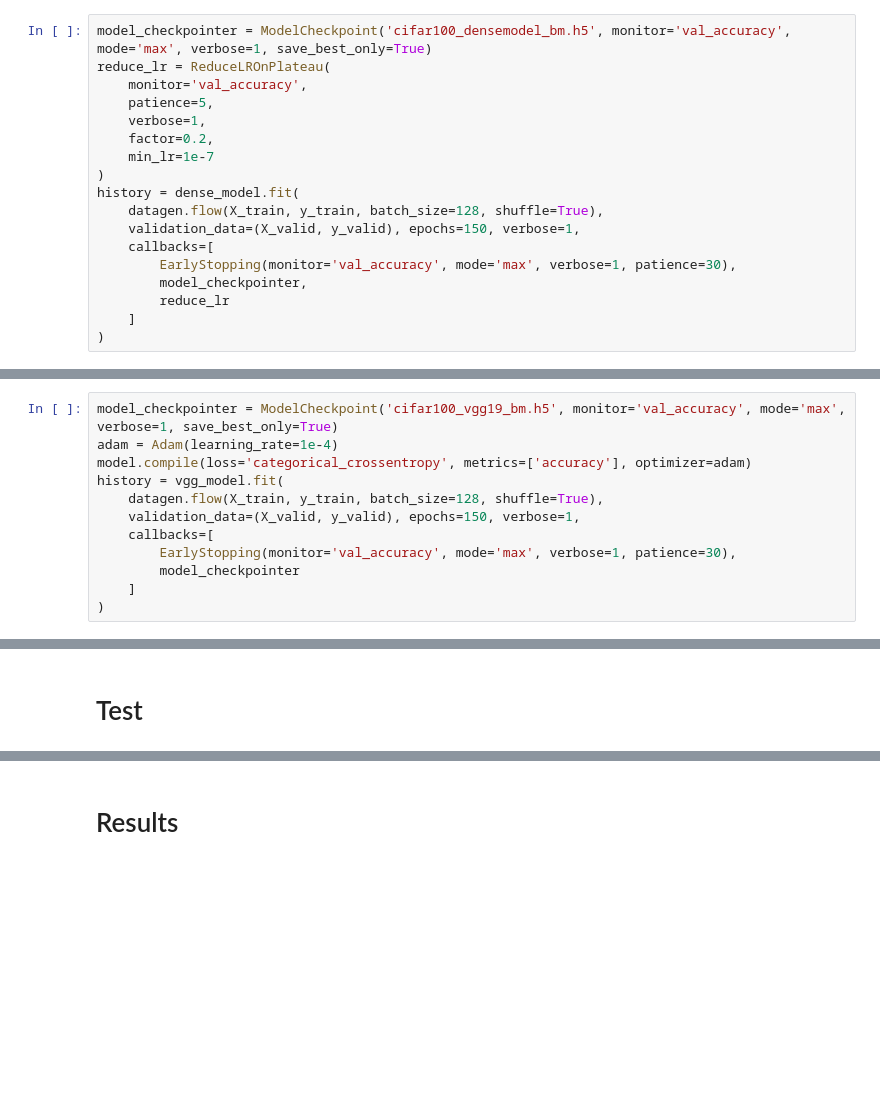
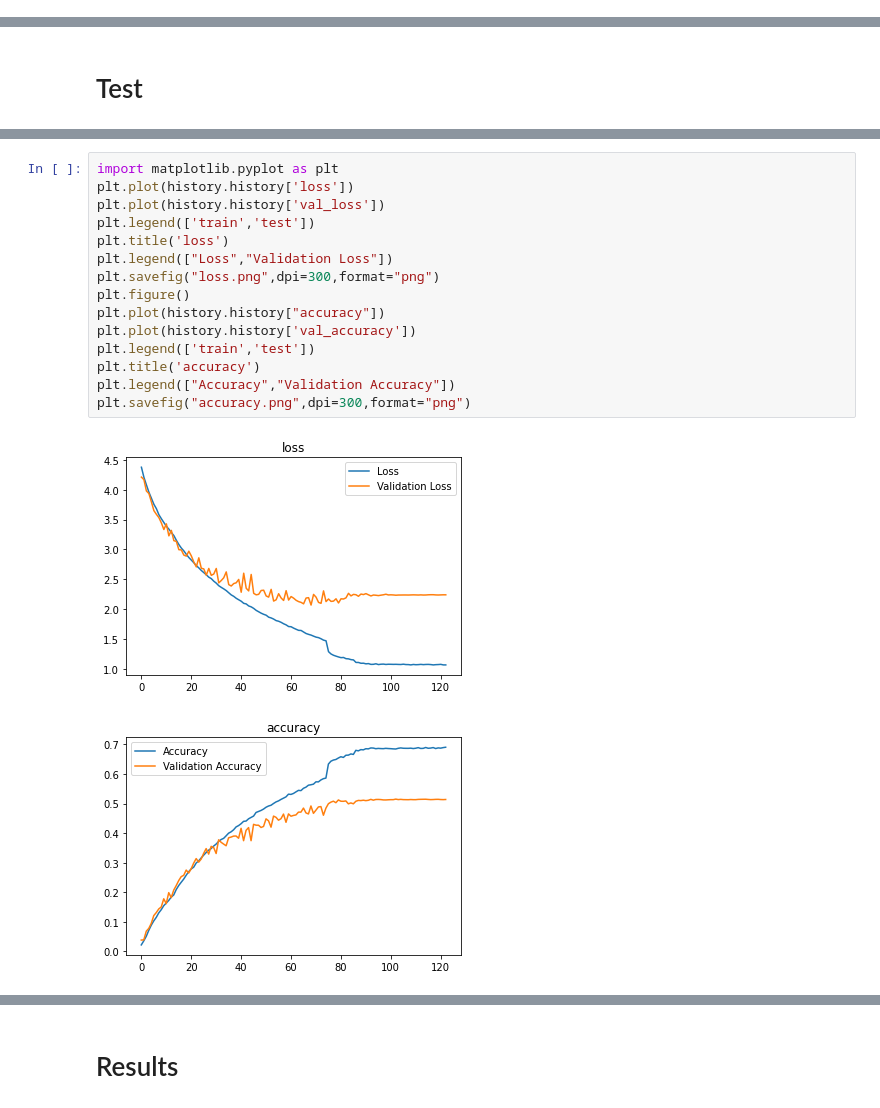
Before and after one commit to Lucs1590/vgg_bpca, a Jupyter notebook: notebooks/vgg_net.ipynb, the cells around one changed output, grey strips where cells are left out. Drawn from its saved outputs; the diff is of its cells as text; blank space fills up the shorter version.

```diff
--- a/notebooks/vgg_net.ipynb
+++ b/notebooks/vgg_net.ipynb
@@ -293,18 +330,0 @@ Epoch 56/150
-# %%
-model_checkpointer = ModelCheckpoint('cifar100_densemodel_bm.h5', monitor='val_accuracy', mode='max', verbose=1, save_best_only=True)
-reduce_lr = ReduceLROnPlateau(
-    monitor='val_accuracy',
-    patience=5,
-    verbose=1,
-    factor=0.2,
-    min_lr=1e-7
-)
-history = dense_model.fit(
-    datagen.flow(X_train, y_train, batch_size=128, shuffle=True),
-    validation_data=(X_valid, y_valid), epochs=150, verbose=1,
-    callbacks=[
-        EarlyStopping(monitor='val_accuracy', mode='max', verbose=1, patience=30),
-        model_checkpointer,
-        reduce_lr
-    ]
-)
@@ -329,12 +330,0 @@ Epoch 49: early stopping
-# %%
-model_checkpointer = ModelCheckpoint('cifar100_vgg19_bm.h5', monitor='val_accuracy', mode='max', verbose=1, save_best_only=True)
-adam = Adam(learning_rate=1e-4)
-model.compile(loss='categorical_crossentropy', metrics=['accuracy'], optimizer=adam)
-history = vgg_model.fit(
-    datagen.flow(X_train, y_train, batch_size=128, shuffle=True),
-    validation_data=(X_valid, y_valid), epochs=150, verbose=1,
-    callbacks=[
-        EarlyStopping(monitor='val_accuracy', mode='max', verbose=1, patience=30),
-        model_checkpointer
-    ]
-)
@@ -345,0 +367,18 @@ ValueError: ignored
+# %%
+import matplotlib.pyplot as plt
+plt.plot(history.history['loss'])
+plt.plot(history.history['val_loss'])
+plt.legend(['train','test'])
+plt.title('loss')
+plt.legend(["Loss","Validation Loss"])
+plt.savefig("loss.png",dpi=300,format="png")
+plt.figure()
+plt.plot(history.history["accuracy"])
+plt.plot(history.history['val_accuracy'])
+plt.legend(['train','test'])
+plt.title('accuracy')
+plt.legend(["Accuracy","Validation Accuracy"])
+plt.savefig("accuracy.png",dpi=300,format="png")
+# %% [output]
+[figure, added]
+[figure, added]
```
Also changed, not shown: parts of 19 cells of this notebook.
